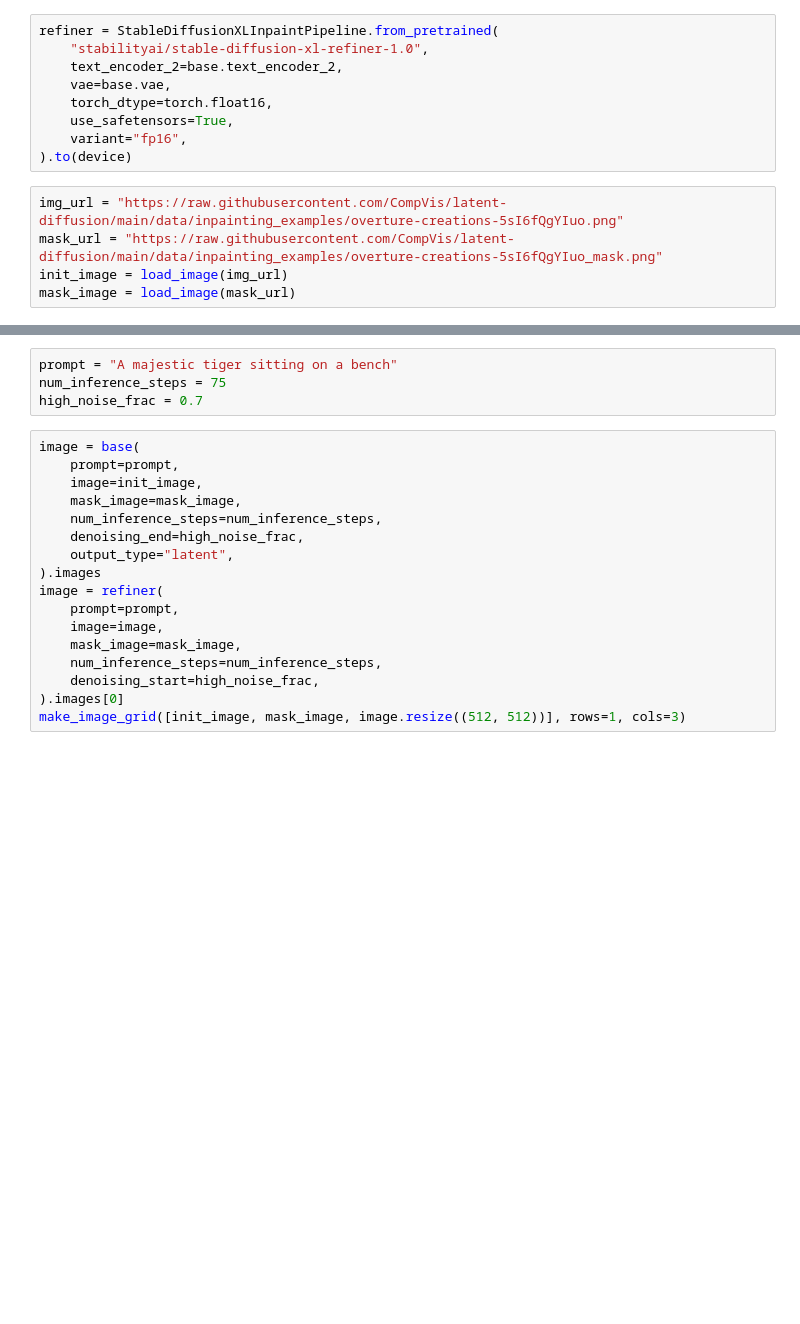
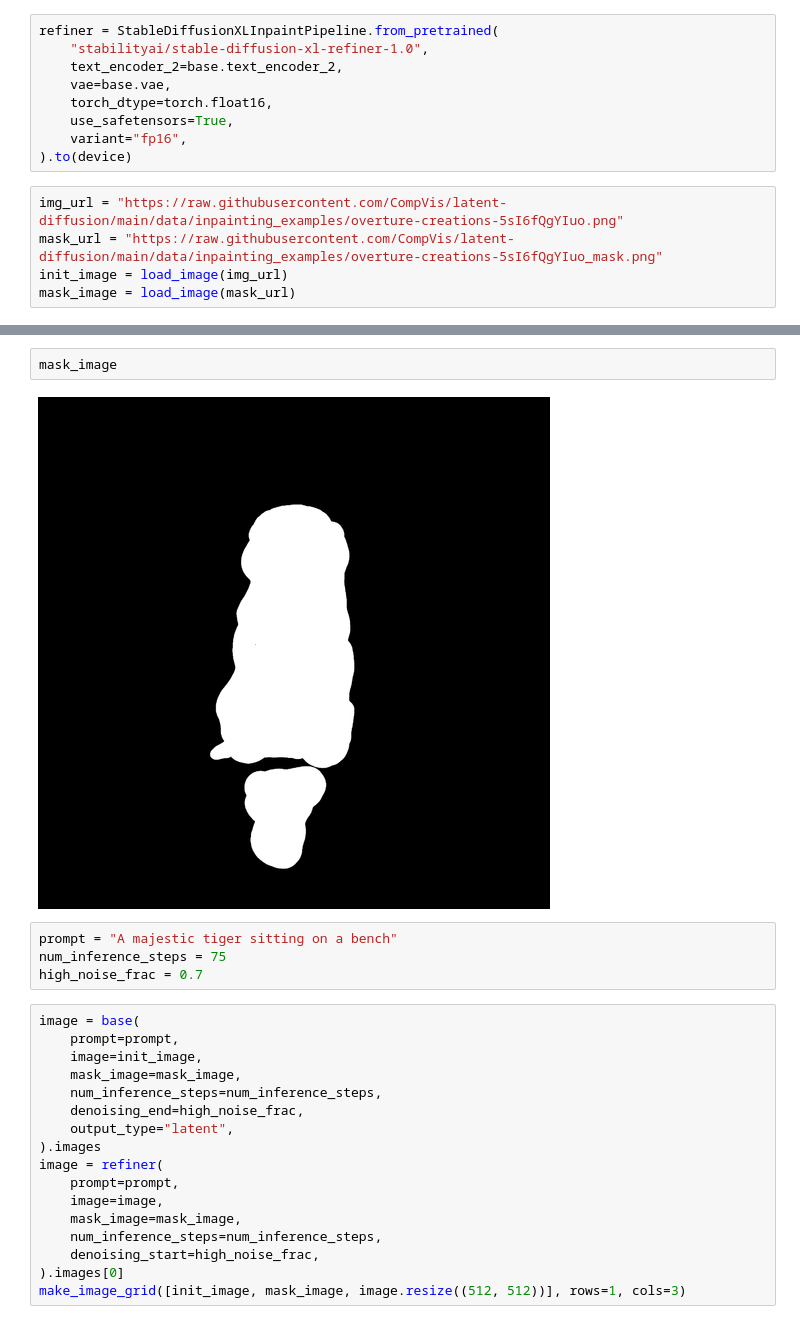
Before and after one commit to bacicrajko/huggingfaceplayground, a Jupyter notebook: stabledifusionxlinpaint.ipynb, the cells around one changed output, grey strips where cells are left out. Cells and saved outputs as stored; diff of their text form; blank space fills up the shorter version.

```diff
--- a/stabledifusionxlinpaint.ipynb
+++ b/stabledifusionxlinpaint.ipynb
@@ -40,3 +61,7 @@ mask_image = load_image(mask_url)
+# %%
+mask_image
+# %% [output]
+[figure, added]
 # %%
 prompt = "A majestic tiger sitting on a bench"
 num_inference_steps = 75
```
Also changed, not shown: parts of 5 cells of this notebook, 5 other files.
